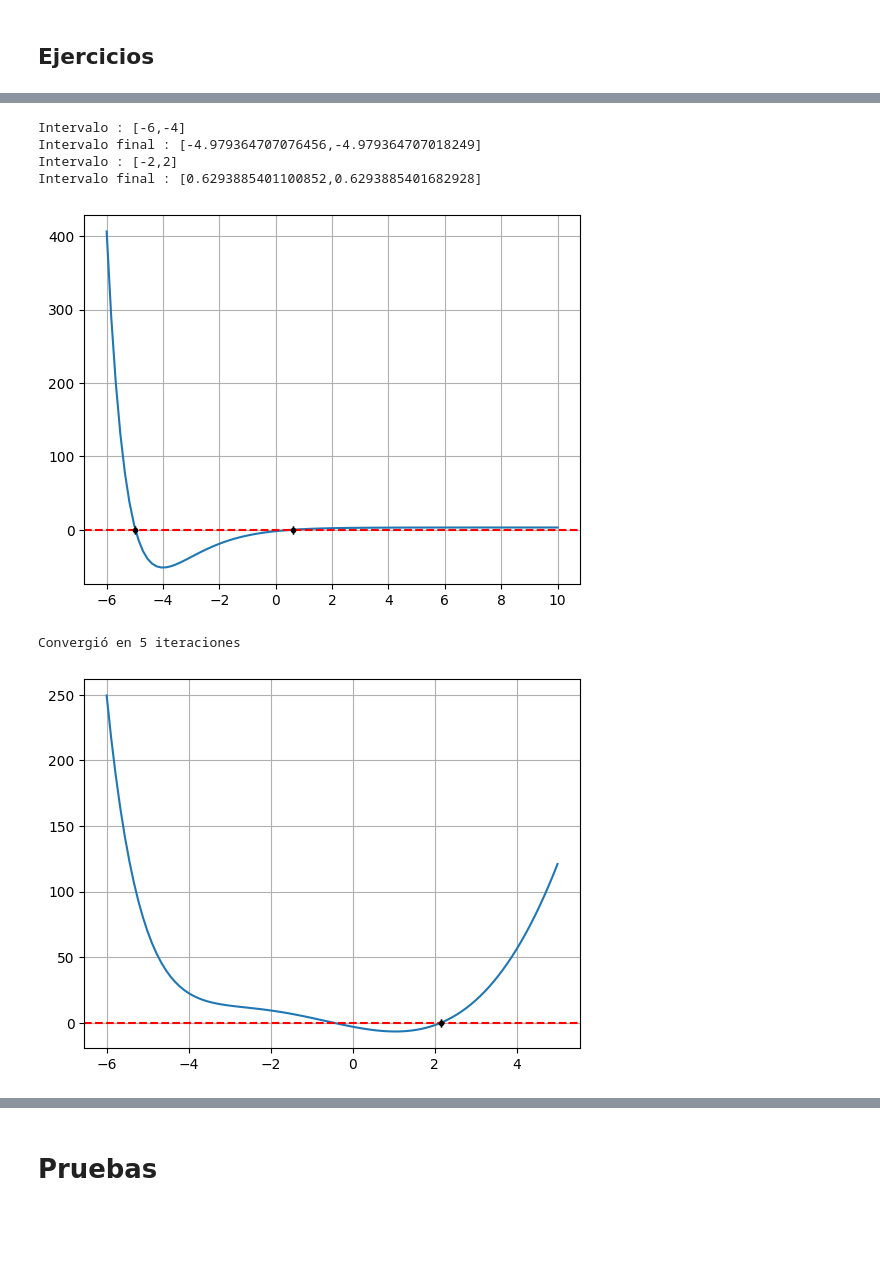
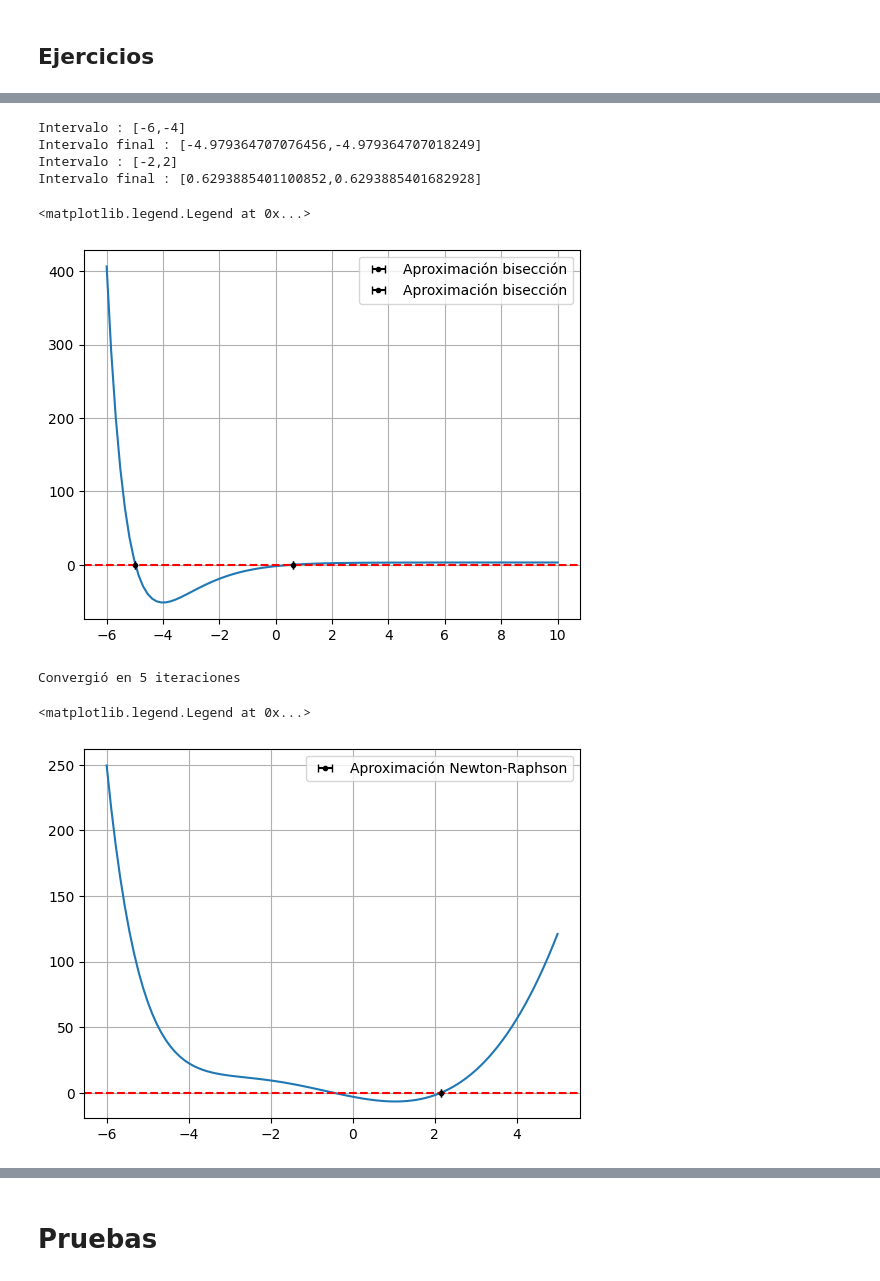
Before and after one commit to BernardoPironio/Ejercicios_calculo_numerico, a Jupyter notebook: Ejercicios calculo.ipynb, the cells around one changed output, grey strips where cells are left out. Cells and saved outputs as stored; diff of their text form; code cells hidden in the pictures; blank space fills up the shorter version.

```diff
--- a/Ejercicios calculo.ipynb
+++ b/Ejercicios calculo.ipynb
@@ -1041,26 +1048,30 @@ plt.axhline(0,color = 'red', linestyle = '--')
 plt.errorbar((x01 + xf1)/2,0,xerr = (xf1 - x01)/2, fmt = 'o', color = 'black', label = 'Aproximación bisección',markersize = 3,capsize = 3)
 plt.errorbar((x02 + xf2)/2,0,xerr = (xf2 - x02)/2, fmt = 'o', color = 'black', label = 'Aproximación bisección',markersize = 3,capsize = 3)
 plt.grid()
+plt.legend()
 # %% [output]
 Intervalo : [-6,-4]
 Intervalo final : [-4.979364707076456,-4.979364707018249]
 Intervalo : [-2,2]
 Intervalo final : [0.6293885401100852,0.6293885401682928]
+<matplotlib.legend.Legend at 0x...>
-[figure, old version]
+[figure, new version]
 # %%
 x = np.linspace(-6,5,100)
 funcion = lambda x: np.exp(-x) + x**3 + x**2 - 5*x -4
 
 x0,x1 = NewtonRaphson(2.5,funcion, lambda x: -np.exp(-x) + 3*x**2 + 2*x -5)
 
 plt.figure()
 plt.plot(x,funcion(x))
 plt.axhline(0,color = 'red', linestyle = '--')
 plt.errorbar((x0 + x1)/2,0,xerr = np.abs(x1 - x0)/2, fmt = 'o', color = 'black', label = 'Aproximación Newton-Raphson',markersize = 3,capsize = 3)
 plt.grid()
+plt.legend()
 # %% [output]
 Convergió en 5 iteraciones
+<matplotlib.legend.Legend at 0x...>
-[figure, old version]
+[figure, new version]
 # %%
 x = np.linspace(-6,5,100)
 funcion = lambda x: 3 - (x + 5)*np.exp(-x)
```
Also changed, not shown: parts of 17 cells of this notebook.
